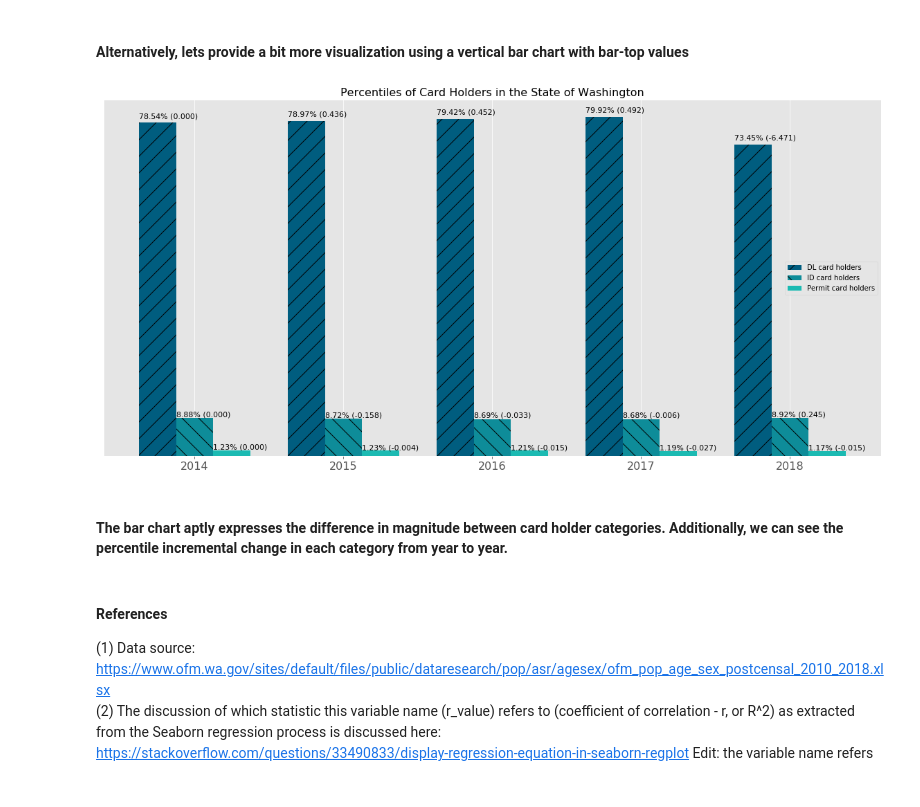
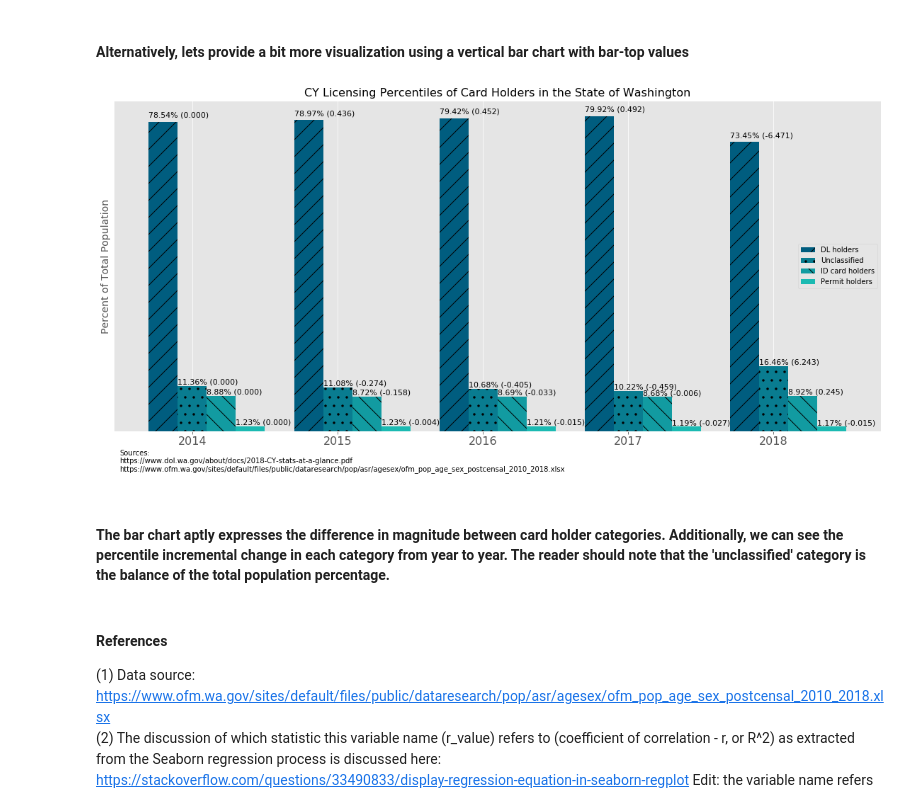
Before and after one commit to skipper0802arty/rootedinrights, a Jupyter notebook: Answering_Questions.ipynb, the cells around one changed output. Cells and saved outputs as stored; diff of their text form; code cells hidden in the pictures.

Commit message:
Updated percentile bar chart

```diff
--- a/Answering_Questions.ipynb
+++ b/Answering_Questions.ipynb
@@ -328,6 +330,6 @@ Data source: WA DOL Statistics-at-a-Glance: https://www.dol.wa.gov/about/docs/20
 # %%
 # Clarification: what is the percentage of DL, ID, and Permit card holders in the state of Washington by year?
-# ...from the Point_in_Time 2018 annual Snapshot
+
 # Create a new dataframe
 df_snapshot = pd.DataFrame(columns=['Year_snapshot', 'DriverLicenseDL', 'IdentificationCardID', 'InstructionPermit', 'PopulationTotal', 'DL_%', 'ID_%', 'Permit_%'])
 
@@ -336,6 +338,7 @@ df_snapshot['Year_snapshot'] = [2014, 2015, 2016, 2017, 2018]
 df_snapshot['DriverLicenseDL'] = [5472566, 5576586, 5705688, 5842167, 5455219]
 df_snapshot['IdentificationCardID'] = [618506, 615604, 623909, 634496, 662817]
 df_snapshot['InstructionPermit'] = [85759, 86673, 87097, 86655, 86869]
+df_snapshot['Unc_%'] = .0
 
 # Check the table
 # df_snapshot
@@ -352,6 +355,9 @@ for i in range(len(df_snapshot)):
             df_snapshot.at[i, 'DL_%'] = "{:.3f}".format((df_snapshot['DriverLicenseDL'][i] / df_snapshot['PopulationTotal'][i]) * 100)
             df_snapshot.at[i, 'ID_%'] = "{:.3f}".format((df_snapshot['IdentificationCardID'][i] / df_snapshot['PopulationTotal'][i]) * 100)
             df_snapshot.at[i, 'Permit_%'] = "{:.3f}".format((df_snapshot['InstructionPermit'][i] / df_snapshot['PopulationTotal'][i]) * 100)
+            df_snapshot.at[i, 'Unc_%'] = "{:.3f}".format(100 - (100 *
+                    (df_snapshot['DriverLicenseDL'][i] + df_snapshot['IdentificationCardID'][i] + df_snapshot['InstructionPermit'][i]) / df_snapshot['PopulationTotal'][i])
+                    )
 
 # Typecast some of the features
 df_snapshot['Year_snapshot'] = df_snapshot['Year_snapshot'].astype('int32')
@@ -453,6 +459,7 @@ for i in range(len(df_snapshot)):
 DL_counts = df_snapshot['DL_%'].values
 ID_counts = df_snapshot['ID_%'].values
 Permit_counts = df_snapshot['Permit_%'].values
+Unc_counts = df_snapshot['Unc_%'].values
 
 # Drop un-needed features
 # df_snapshot.drop(['level_0','index'], axis=1,  inplace=True)
@@ -464,20 +471,21 @@ N = 5
 ind = np.arange(N)
 
 # Set the width of each bar
-width = 0.25
+width = 0.2
 
 # Create the object and plot size
 fig, ax = plt.subplots(figsize=(16,8))
 
 # Create each bar object with sequence, spacing, color, and values
-rects1 = ax.bar(ind, DL_counts, width, color='#005d7f', hatch='/')                             # removed yerr=red_std, #5cb85c
-rects2 = ax.bar((ind + width), ID_counts, width, color='#0E8C99', hatch='\\')            #5bc0de
-rects3 = ax.bar((ind + (width * 2)), Permit_counts, width, color='#1bbab2')              #d9534f
+rects1 = ax.bar(ind, DL_counts, width, color='#005d7f', hatch='/')
+rects2 = ax.bar((ind + width), Unc_counts, width, color='#097C90', hatch='.')
+rects3 = ax.bar((ind + (width * 2)), ID_counts, width, color='#129BA1', hatch='\\')
+rects4 = ax.bar((ind + (width * 3)), Permit_counts, width, color='#1bbab2', hatch='')
 
 # add settings for text, labels, title and axes ticks
-ax.set_title('Percentiles of Card Holders in the State of Washington', fontsize=16)
+ax.set_title('CY Licensing Percentiles of Card Holders in the State of Washington', fontsize=16)
 ax.set_xlabel('')
-ax.set_ylabel('')
+ax.set_ylabel('Percent of Total Population', fontsize=14)
 ax.set_xticks((ind + width))  # /2
 ax.set_xticklabels((
     df_snapshot.Year_snapshot.values[0],
@@ -499,9 +507,9 @@ ax.get_yaxis().set_ticks([])
 # Explicitly define the elements in the legend instead of the default values
 ax.legend(
     # this line displays the color bar symbols
-    (rects1[0], rects2[0], rects3[0]),
+    (rects1[0], rects2[0], rects3[0], rects4[0]),
     # set the legend text
-    ('DL card holders', 'ID card holders', 'Permit card holders'),
+    ('DL holders', 'Unclassified', 'ID card holders', 'Permit holders'),
     fontsize=10, loc='right'
     ) # 'x-small'
 
@@ -514,37 +522,44 @@ def autolabel(rects):
             change = .0
         else:
             # the next index
             z = r - 1
             change = rects[r].get_height() - rects[z].get_height()
         # text location
         ax.text(
             rects[r].get_x(), #  + rects[r].get_width() / 2.
             # adjusts the position above the bar
             1.01 * height,
             # add the percent symbol to the text label
             '{:.2%} ({:.3f})'.format(height/100, change),
             ha='left',  # justification relative to the xy of bar
             va='bottom',
             fontsize=11
             )
 
 # display the values
 autolabel(rects1)
 autolabel(rects2)
 autolabel(rects3)
+autolabel(rects4)
 
-# Pull the FigureCanvas tight to the bars/legend as desired
+# Add annotations
+plt.annotate('Sources:', xy=(.03,.07), xytext=(.03,.07), textcoords='figure fraction')
+plt.annotate('https://www.dol.wa.gov/about/docs/2018-CY-stats-at-a-glance.pdf', xy=(.03,.05), xytext=(.03,.05), textcoords='figure fraction')
+plt.annotate('https://www.ofm.wa.gov/sites/default/files/public/dataresearch/pop/asr/agesex/ofm_pop_age_sex_postcensal_2010_2018.xlsx', xy=(.03,.03), xytext=(.03,.03), textcoords='figure fraction')
+
+# Pull the FigureCanvas tight to the bars/legend as desired, plot size adjustments
 plt.tight_layout()
+plt.subplots_adjust(left=.03, bottom=.14, right=.97, top=.95, wspace=.2, hspace=.2)
 
 # Show the plot
 plt.show()
 
 # Check the table
 # df_snapshot
 # %% [output]
-[figure, old version]
+[figure, new version]
 # %% [markdown]
-#### The bar chart aptly expresses the difference in magnitude between card holder categories. Additionally, we can see the percentile incremental change in each category from year to year.
+#### The bar chart aptly expresses the difference in magnitude between card holder categories. Additionally, we can see the percentile incremental change in each category from year to year. The reader should note that the 'unclassified' category is the balance of the total population percentage.
 # %% [markdown]
 #### References
 (1) Data source: https://www.ofm.wa.gov/sites/default/files/public/dataresearch/pop/asr/agesex/ofm_pop_age_sex_postcensal_2010_2018.xlsx
```
Also changed, not shown: parts of 2 cells of this notebook.
